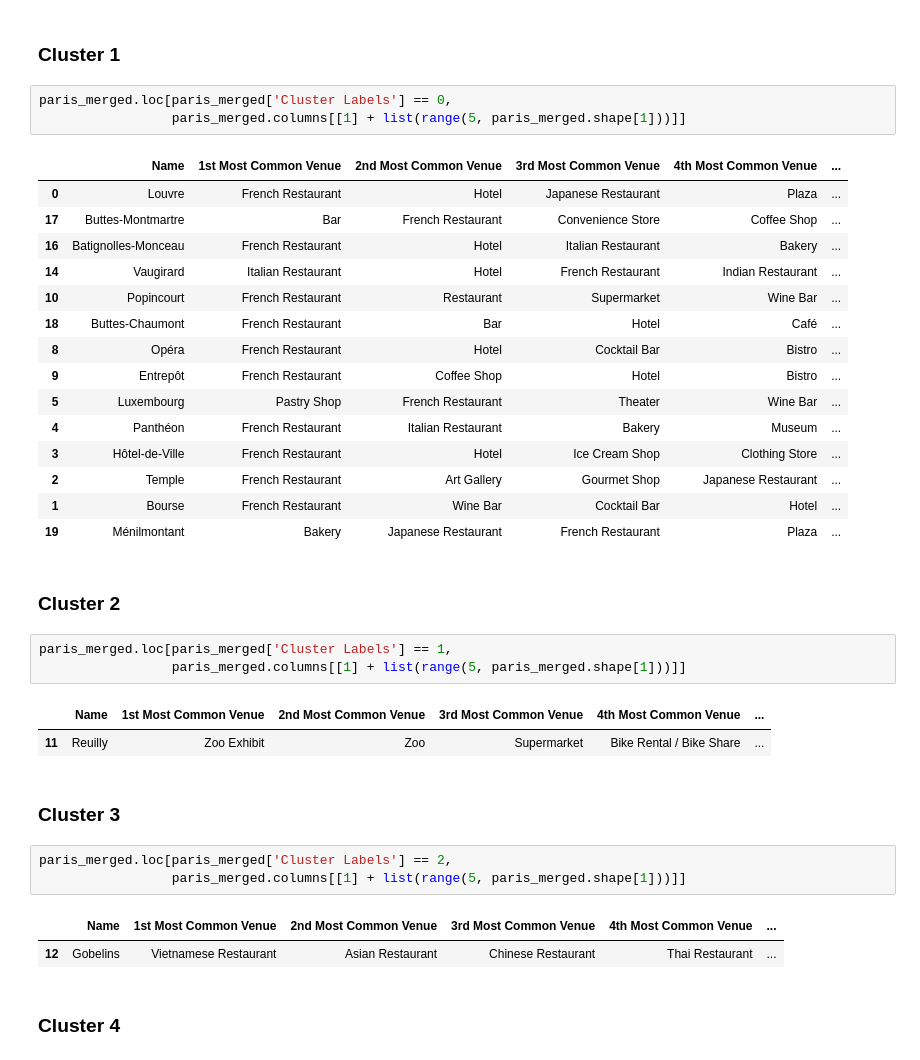
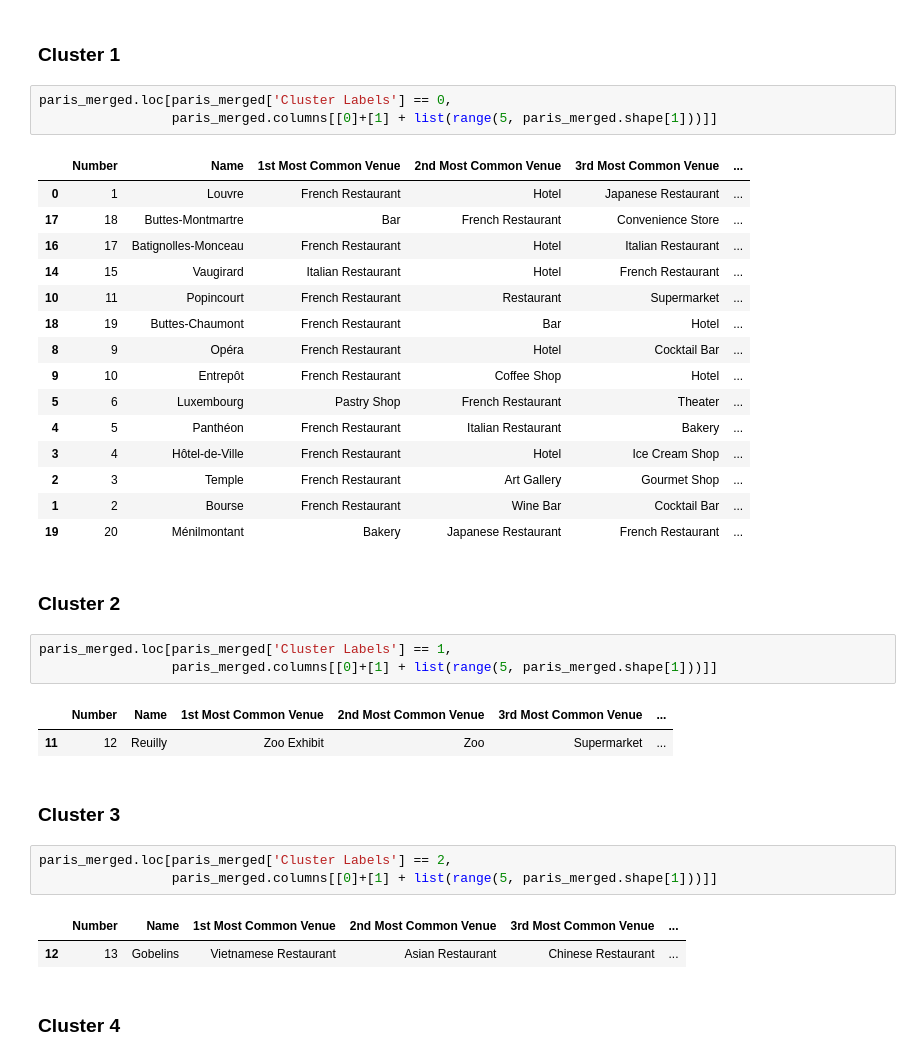
Before and after one commit to gillesw/capstone_ibm, a Jupyter notebook: Modula 4 et 5/Module4-intro.ipynb, the cells around one changed output. Cells and saved outputs as stored; diff of their text form.

```diff
--- a/Modula 4 et 5/Module4-intro.ipynb
+++ b/Modula 4 et 5/Module4-intro.ipynb
@@ -352,39 +352,39 @@ map_clusters
 ### Cluster 1
 # %%
 paris_merged.loc[paris_merged['Cluster Labels'] == 0,
-                 paris_merged.columns[[1] + list(range(5, paris_merged.shape[1]))]]
+                 paris_merged.columns[[0]+[1] + list(range(5, paris_merged.shape[1]))]]
 # %% [output]
-|  | Name | 1st Most Common Venue | 2nd Most Common Venue | 3rd Most Common Venue | 4th Most Common Venue | ... |
-| 0 | Louvre | French Restaurant | Hotel | Japanese Restaurant | Plaza | ... |
-| 17 | Buttes-Montmartre | Bar | French Restaurant | Convenience Store | Coffee Shop | ... |
-| 16 | Batignolles-Monceau | French Restaurant | Hotel | Italian Restaurant | Bakery | ... |
-| 14 | Vaugirard | Italian Restaurant | Hotel | French Restaurant | Indian Restaurant | ... |
-| 10 | Popincourt | French Restaurant | Restaurant | Supermarket | Wine Bar | ... |
-| 18 | Buttes-Chaumont | French Restaurant | Bar | Hotel | Café | ... |
-| 8 | Opéra | French Restaurant | Hotel | Cocktail Bar | Bistro | ... |
-| 9 | Entrepôt | French Restaurant | Coffee Shop | Hotel | Bistro | ... |
-| 5 | Luxembourg | Pastry Shop | French Restaurant | Theater | Wine Bar | ... |
-| 4 | Panthéon | French Restaurant | Italian Restaurant | Bakery | Museum | ... |
-| 3 | Hôtel-de-Ville | French Restaurant | Hotel | Ice Cream Shop | Clothing Store | ... |
-| 2 | Temple | French Restaurant | Art Gallery | Gourmet Shop | Japanese Restaurant | ... |
-| 1 | Bourse | French Restaurant | Wine Bar | Cocktail Bar | Hotel | ... |
-| 19 | Ménilmontant | Bakery | Japanese Restaurant | French Restaurant | Plaza | ... |
+|  | Number | Name | 1st Most Common Venue | 2nd Most Common Venue | 3rd Most Common Venue | ... |
+| 0 | 1 | Louvre | French Restaurant | Hotel | Japanese Restaurant | ... |
+| 17 | 18 | Buttes-Montmartre | Bar | French Restaurant | Convenience Store | ... |
+| 16 | 17 | Batignolles-Monceau | French Restaurant | Hotel | Italian Restaurant | ... |
+| 14 | 15 | Vaugirard | Italian Restaurant | Hotel | French Restaurant | ... |
+| 10 | 11 | Popincourt | French Restaurant | Restaurant | Supermarket | ... |
+| 18 | 19 | Buttes-Chaumont | French Restaurant | Bar | Hotel | ... |
+| 8 | 9 | Opéra | French Restaurant | Hotel | Cocktail Bar | ... |
+| 9 | 10 | Entrepôt | French Restaurant | Coffee Shop | Hotel | ... |
+| 5 | 6 | Luxembourg | Pastry Shop | French Restaurant | Theater | ... |
+| 4 | 5 | Panthéon | French Restaurant | Italian Restaurant | Bakery | ... |
+| 3 | 4 | Hôtel-de-Ville | French Restaurant | Hotel | Ice Cream Shop | ... |
+| 2 | 3 | Temple | French Restaurant | Art Gallery | Gourmet Shop | ... |
+| 1 | 2 | Bourse | French Restaurant | Wine Bar | Cocktail Bar | ... |
+| 19 | 20 | Ménilmontant | Bakery | Japanese Restaurant | French Restaurant | ... |
 # %% [markdown]
 ### Cluster 2
 # %%
 paris_merged.loc[paris_merged['Cluster Labels'] == 1,
-                 paris_merged.columns[[1] + list(range(5, paris_merged.shape[1]))]]
+                 paris_merged.columns[[0]+[1] + list(range(5, paris_merged.shape[1]))]]
 # %% [output]
-|  | Name | 1st Most Common Venue | 2nd Most Common Venue | 3rd Most Common Venue | 4th Most Common Venue | ... |
-| 11 | Reuilly | Zoo Exhibit | Zoo | Supermarket | Bike Rental / Bike Share | ... |
+|  | Number | Name | 1st Most Common Venue | 2nd Most Common Venue | 3rd Most Common Venue | ... |
+| 11 | 12 | Reuilly | Zoo Exhibit | Zoo | Supermarket | ... |
 # %% [markdown]
 ### Cluster 3
 # %%
 paris_merged.loc[paris_merged['Cluster Labels'] == 2,
-                 paris_merged.columns[[1] + list(range(5, paris_merged.shape[1]))]]
+                 paris_merged.columns[[0]+[1] + list(range(5, paris_merged.shape[1]))]]
 # %% [output]
-|  | Name | 1st Most Common Venue | 2nd Most Common Venue | 3rd Most Common Venue | 4th Most Common Venue | ... |
-| 12 | Gobelins | Vietnamese Restaurant | Asian Restaurant | Chinese Restaurant | Thai Restaurant | ... |
+|  | Number | Name | 1st Most Common Venue | 2nd Most Common Venue | 3rd Most Common Venue | ... |
+| 12 | 13 | Gobelins | Vietnamese Restaurant | Asian Restaurant | Chinese Restaurant | ... |
 # %% [markdown]
 ### Cluster 4
 # %%
```
Also changed, not shown: parts of 4 cells of this notebook, 3 other files.
